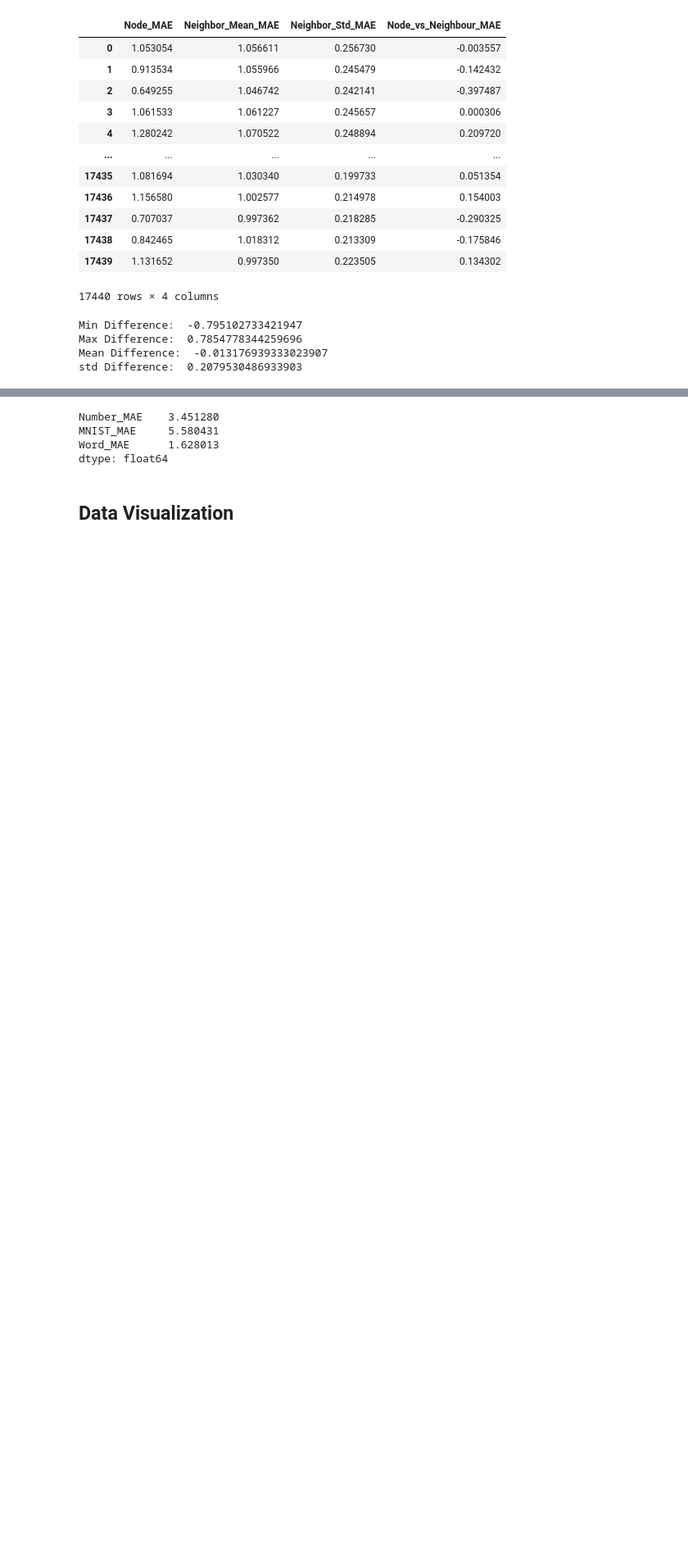
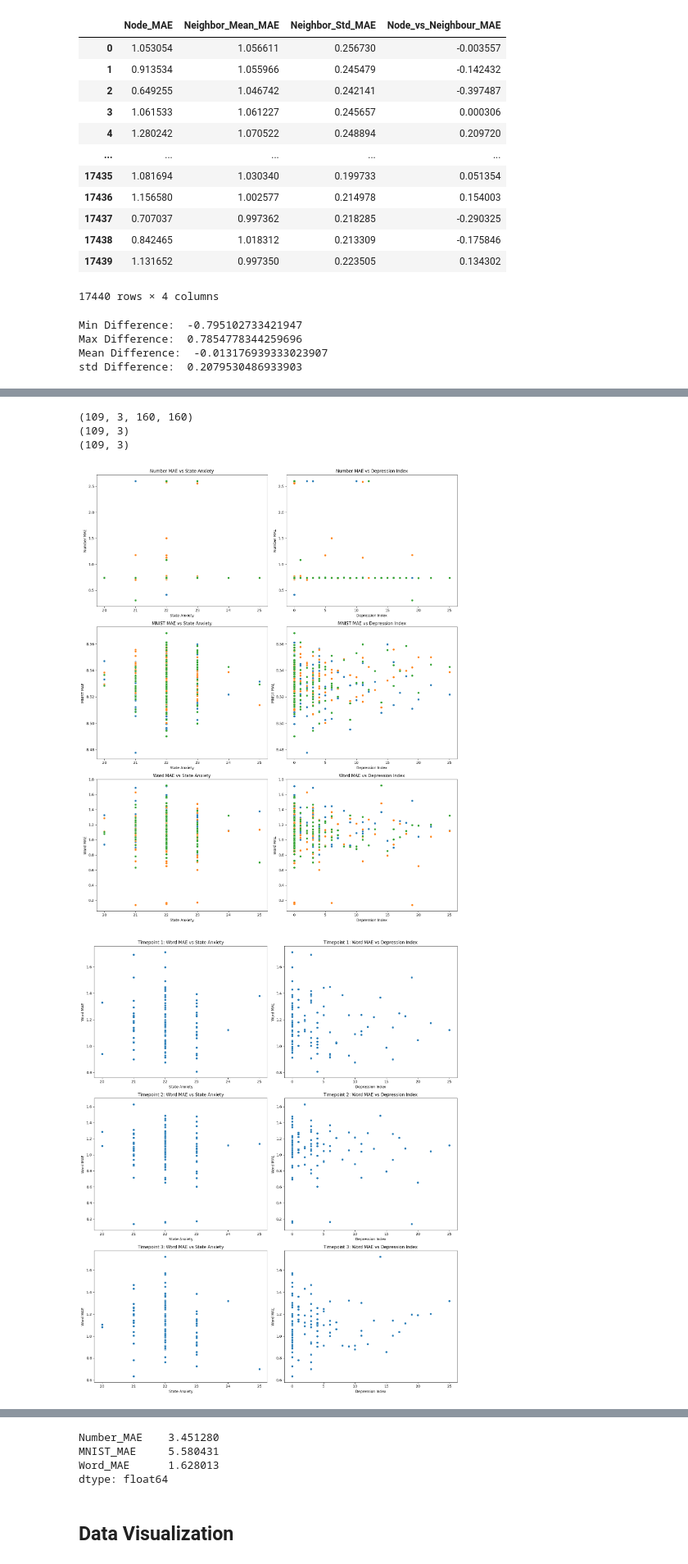
Before and after one commit to GitaAyu06/Cog-GNN, a Jupyter notebook: cognitive_property-analysis.ipynb, the cells around one changed output, grey strips where cells are left out. Shown at 82% size. Drawn from its saved outputs; the diff is of its cells as text; code cells hidden in the pictures; blank space fills up the shorter version.

Commit message:
add cognitive analysis with phenotypes

```diff
--- a/cognitive_property-analysis.ipynb
+++ b/cognitive_property-analysis.ipynb
@@ -657 +659,79 @@ slim160_mae_df
+# %%
+# Load the numpy files
+connectivity_matrices = np.load(dataset_path + 'slim160_consolidated_connectivity.npy')
+depression_index = np.load(dataset_path + 'slim160_consolidated_depression_index.npy')
+state_anxiety = np.load(dataset_path + 'slim160_consolidated_state_anxiety.npy')
+print(connectivity_matrices.shape)
+print(depression_index.shape)
+print(state_anxiety.shape)
+# %% [output]
+(109, 3, 160, 160)
+(109, 3)
+(109, 3)
+# %%
+# Calculate the cognitive capacity (MAE) for each subject's graph at each time point
+mae_df, mean_mae, std_mae, max_mae, min_mae = calculate_cognitive_capacity(connectivity_matrices, 160)
+
+# Convert depression index and state anxiety to DataFrame
+depression_df = pd.DataFrame(depression_index, columns=['Depression_1', 'Depression_2', 'Depression_3'])
+anxiety_df = pd.DataFrame(state_anxiety, columns=['Anxiety_1', 'Anxiety_2', 'Anxiety_3'])
+
+# Concatenate the data into a single DataFrame
+merged_df = pd.concat([mae_df, depression_df, anxiety_df], axis=1)
+
+def create_overall_scatter_plots(merged_df):
+    fig, axes = plt.subplots(3, 2, figsize=(15, 18))
+
+    tasks = ['Number', 'MNIST', 'Word']
+    task_mae_cols = ['Number_MAE', 'MNIST_MAE', 'Word_MAE']
+    anxiety_cols = ['Anxiety_1', 'Anxiety_2', 'Anxiety_3']
+    depression_cols = ['Depression_1', 'Depression_2', 'Depression_3']
+
+    for i, (task, task_mae_col) in enumerate(zip(tasks, task_mae_cols)):
+        # Plot state anxiety vs task MAE
+        sns.scatterplot(x='Anxiety_1', y=f'{task_mae_col}_1', data=merged_df, ax=axes[i, 0])
+        sns.scatterplot(x='Anxiety_2', y=f'{task_mae_col}_2', data=merged_df, ax=axes[i, 0])
+        sns.scatterplot(x='Anxiety_3', y=f'{task_mae_col}_3', data=merged_df, ax=axes[i, 0])
+        axes[i, 0].set_title(f'{task} MAE vs State Anxiety')
+        axes[i, 0].set_xlabel('State Anxiety')
+        axes[i, 0].set_ylabel(f'{task} MAE')
+
+        # Plot depression index vs task MAE
+        sns.scatterplot(x='Depression_1', y=f'{task_mae_col}_1', data=merged_df, ax=axes[i, 1])
+        sns.scatterplot(x='Depression_2', y=f'{task_mae_col}_2', data=merged_df, ax=axes[i, 1])
+        sns.scatterplot(x='Depression_3', y=f'{task_mae_col}_3', data=merged_df, ax=axes[i, 1])
+        axes[i, 1].set_title(f'{task} MAE vs Depression Index')
+        axes[i, 1].set_xlabel('Depression Index')
+        axes[i, 1].set_ylabel(f'{task} MAE')
+
+    plt.tight_layout()
+    plt.show()
+
+# Function to create scatter plots for relationship in each time point
+def create_timepoint_scatter_plots(merged_df):
+    fig, axes = plt.subplots(3, 2, figsize=(15, 18))
+
+    timepoints = [1, 2, 3]
+    for i, timepoint in enumerate(timepoints):
+        sns.scatterplot(x=f'Anxiety_{timepoint}', y=f'Word_MAE_{timepoint}', data=merged_df, ax=axes[i, 0])
+        axes[i, 0].set_title(f'Timepoint {timepoint}: Word MAE vs State Anxiety')
+        axes[i, 0].set_xlabel('State Anxiety')
+        axes[i, 0].set_ylabel('Word MAE')
+
+        sns.scatterplot(x=f'Depression_{timepoint}', y=f'Word_MAE_{timepoint}', data=merged_df, ax=axes[i, 1])
+        axes[i, 1].set_title(f'Timepoint {timepoint}: Word MAE vs Depression Index')
+        axes[i, 1].set_xlabel('Depression Index')
+        axes[i, 1].set_ylabel('Word MAE')
+
+    plt.tight_layout()
+    plt.show()
+
+# Create overall scatter plots
+create_overall_scatter_plots(merged_df)
+
+# Create scatter plots for each time point
+create_timepoint_scatter_plots(merged_df)
+# %% [output]
+[figure, added]
+[figure, added]
 # %% [markdown]
```
Also changed, not shown: parts of 11 cells of this notebook.
